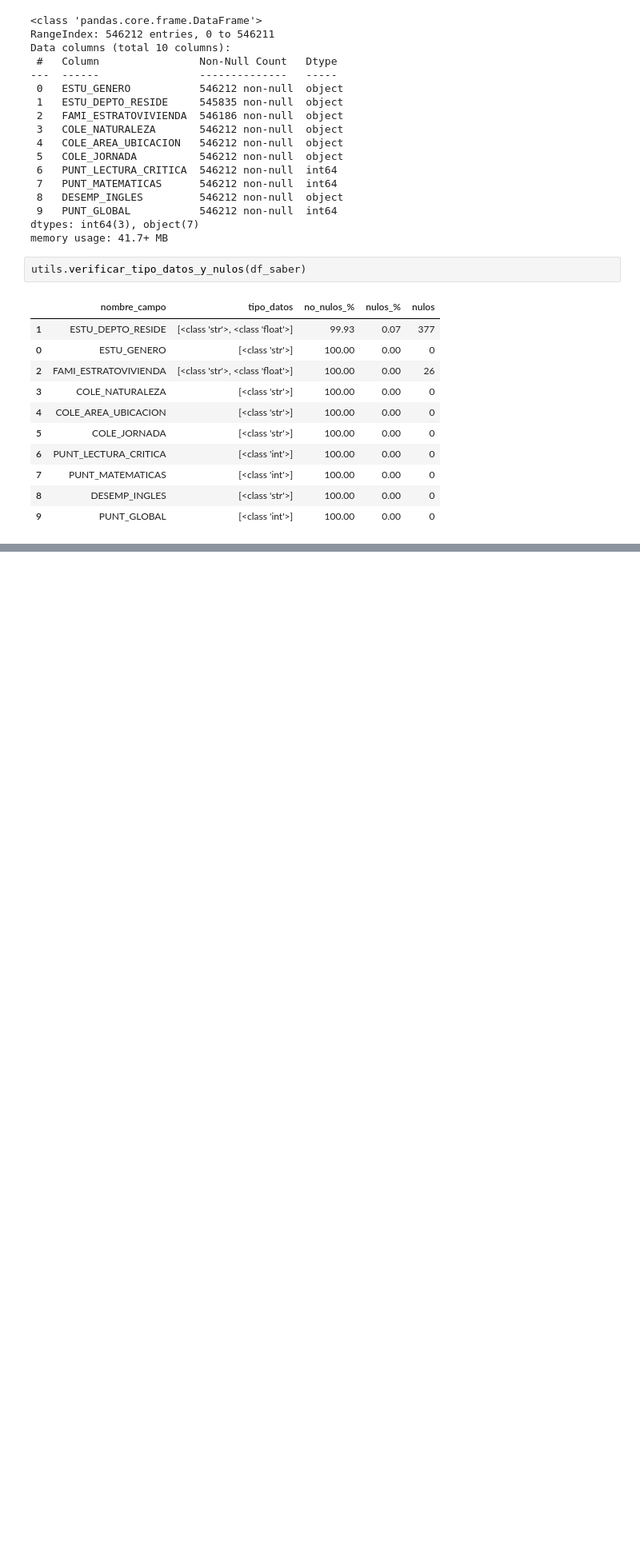
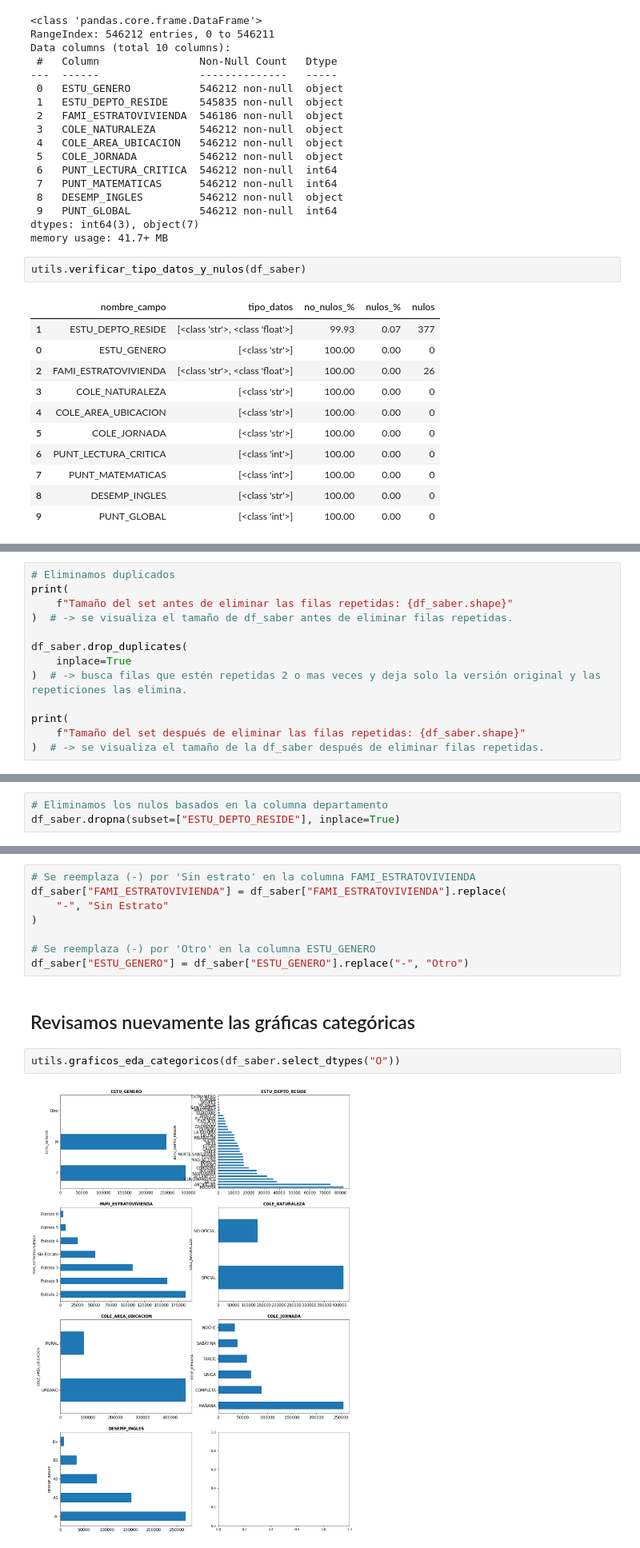
Before and after one commit to Ivan2125/Apuntes-TalentoTech-Colombia, a Jupyter notebook: 1-sesion/taller-1.ipynb, the cells around one changed output, grey strips where cells are left out. Shown: that part at 80% size. Cells and saved outputs as stored; diff of their text form; blank space fills up the shorter version.

```diff
--- a/1-sesion/taller-1.ipynb
+++ b/1-sesion/taller-1.ipynb
@@ -434,0 +117,13 @@ Te vas a reunir con tu grupo de trabajo y vas a seguir el paso a paso anterior c
+# %%
+# Eliminamos duplicados
+print(
+    f"Tamaño del set antes de eliminar las filas repetidas: {df_saber.shape}"
+)  # -> se visualiza el tamaño de df_saber antes de eliminar filas repetidas.
+
+df_saber.drop_duplicates(
+    inplace=True
+)  # -> busca filas que estén repetidas 2 o mas veces y deja solo la versión original y las repeticiones las elimina.
+
+print(
+    f"Tamaño del set después de eliminar las filas repetidas: {df_saber.shape}"
+)  # -> se visualiza el tamaño de la df_saber después de eliminar filas repetidas.
@@ -434,0 +133,3 @@ Te vas a reunir con tu grupo de trabajo y vas a seguir el paso a paso anterior c
+# %%
+# Eliminamos los nulos basados en la columna departamento
+df_saber.dropna(subset=["ESTU_DEPTO_RESIDE"], inplace=True)
@@ -434,0 +154,14 @@ Te vas a reunir con tu grupo de trabajo y vas a seguir el paso a paso anterior c
+# %%
+# Se reemplaza (-) por 'Sin estrato' en la columna FAMI_ESTRATOVIVIENDA
+df_saber["FAMI_ESTRATOVIVIENDA"] = df_saber["FAMI_ESTRATOVIVIENDA"].replace(
+    "-", "Sin Estrato"
+)
+
+# Se reemplaza (-) por 'Otro' en la columna ESTU_GENERO
+df_saber["ESTU_GENERO"] = df_saber["ESTU_GENERO"].replace("-", "Otro")
+# %% [markdown]
+## Revisamos nuevamente las gráficas categóricas
+# %%
+utils.graficos_eda_categoricos(df_saber.select_dtypes("O"))
+# %% [output]
+[figure, added]
```
Also changed, not shown: parts of 63 cells of this notebook.
